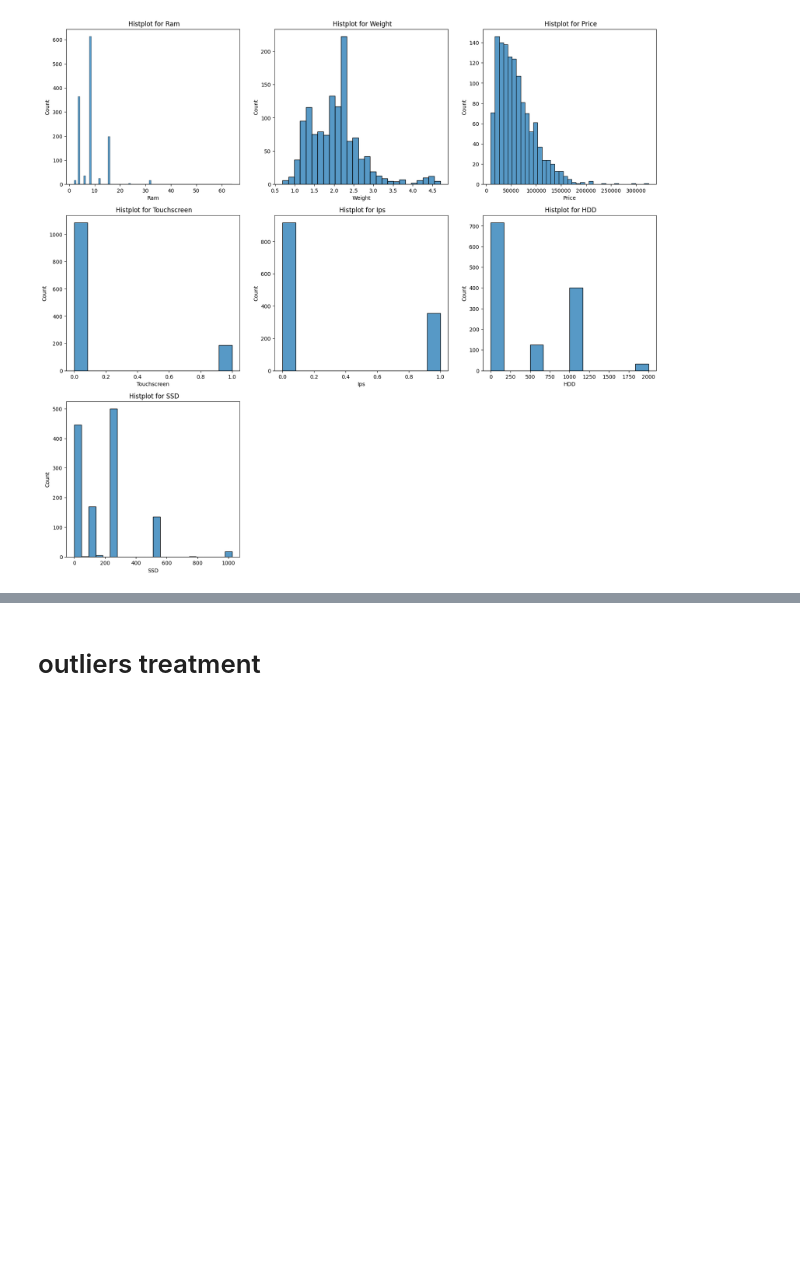
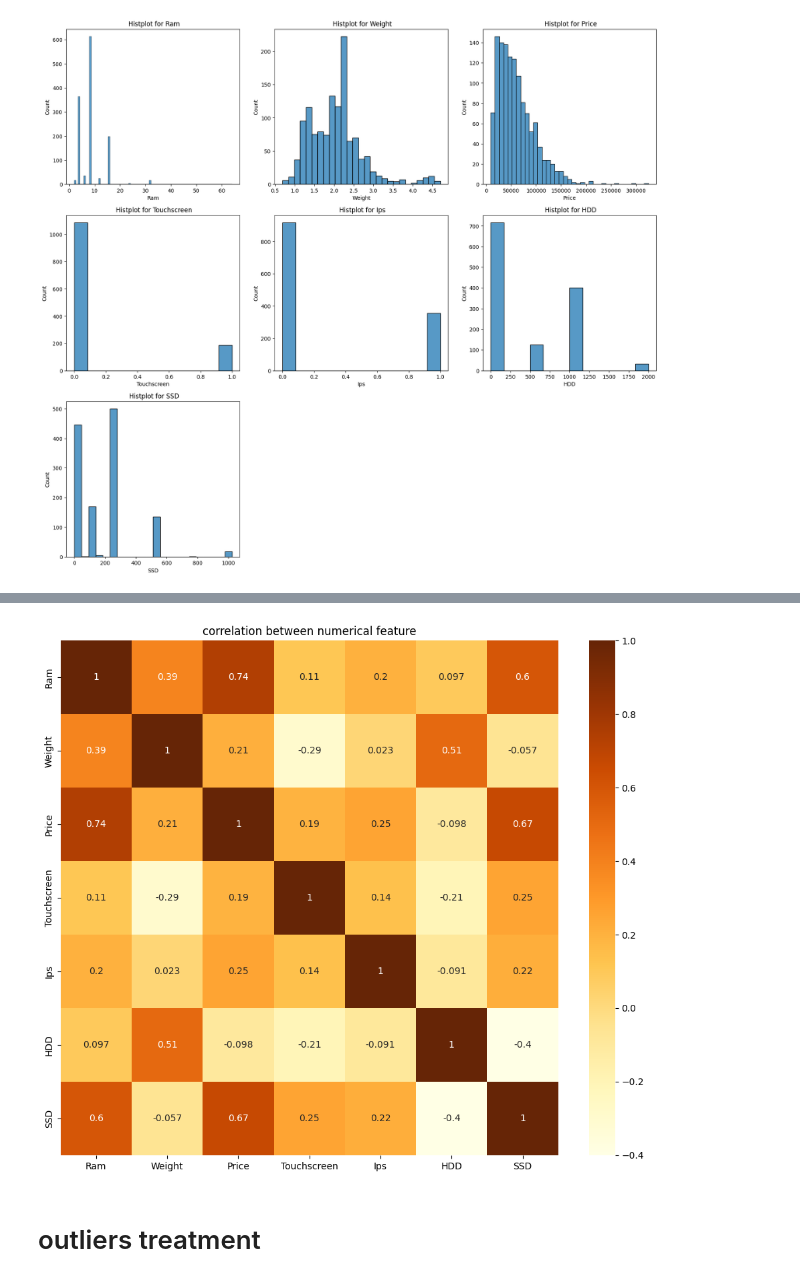
Before and after one commit to Vivek97verma/Laptop-Price-Prediction-web-app, a Jupyter notebook: Laptop_price_prediction.ipynb, the cells around one changed output, grey strips where cells are left out. Drawn from its saved outputs; the diff is of its cells as text; code cells hidden in the pictures; blank space fills up the shorter version.

```diff
--- a/Laptop_price_prediction.ipynb
+++ b/Laptop_price_prediction.ipynb
@@ -106,0 +109,3 @@ plt.show()
+# %%
+corr=df[Num_col].corr()
+corr
@@ -107,3 +121,10 @@ plt.show()
+# %%
+plt.figure(figsize=(12,10))
+sns.heatmap(data=corr,annot=True,cmap="YlOrBr")
+plt.title('correlation between numerical feature')
+plt.show()
+# %% [output]
+[figure, added]
 # %% [markdown]
 # outliers treatment
 # %%
```
Also changed, not shown: parts of 2 cells of this notebook.
